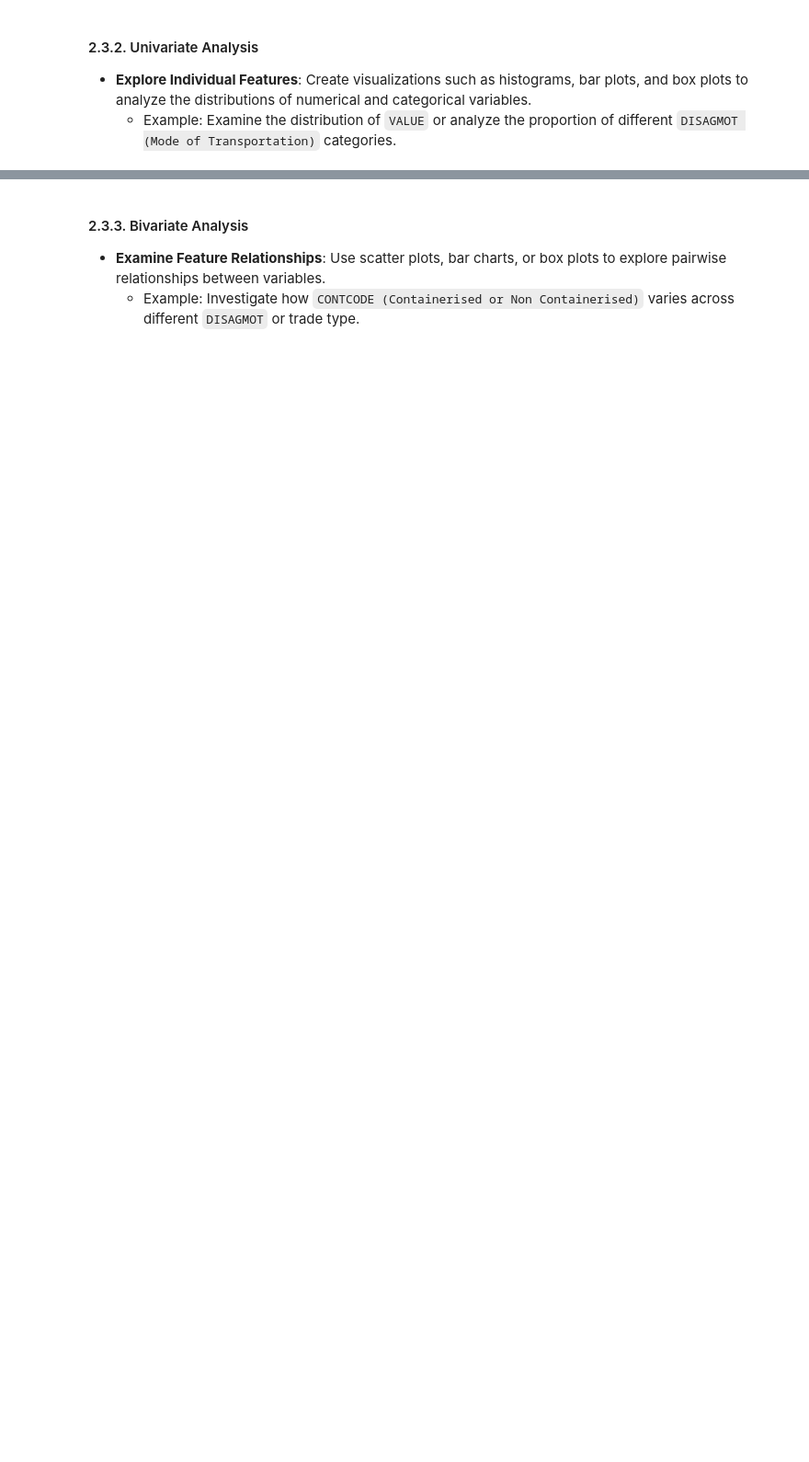
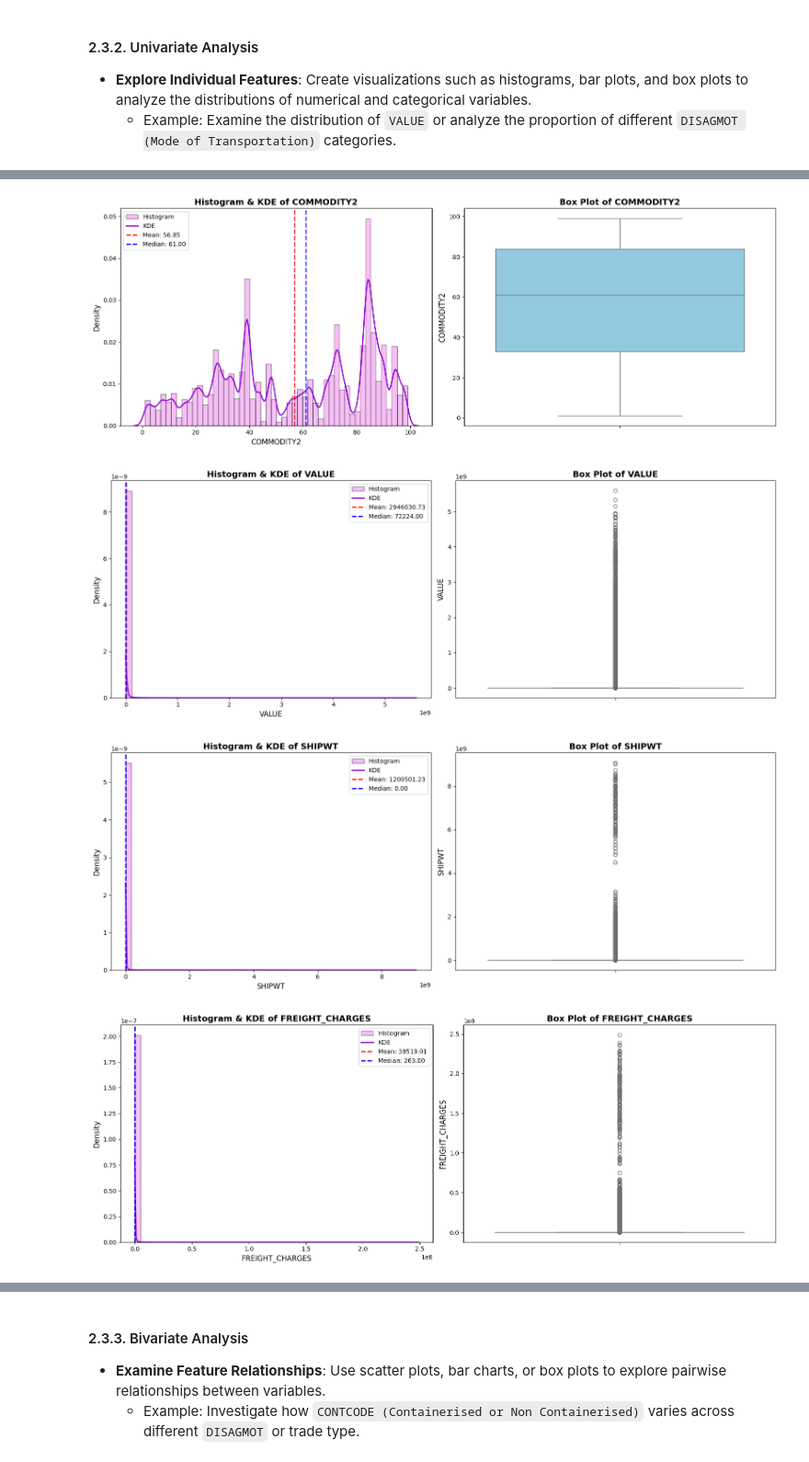
Before and after one commit to Nfayem/trans_border_freight_data_analysis, a Jupyter notebook: notebooks/trans_border_freight_data_analysis.ipynb, the cells around one changed output, grey strips where cells are left out. Shown at 92% size. Cells and saved outputs as stored; diff of their text form; code cells hidden in the pictures; blank space fills up the shorter version.

```diff
--- a/notebooks/trans_border_freight_data_analysis.ipynb
+++ b/notebooks/trans_border_freight_data_analysis.ipynb
@@ -550,0 +858,13 @@ final_df.describe(include='object').T
+# %%
+# Numerical columns
+num_features = final_eda_df.select_dtypes('number').columns.tolist()
+num_features = [feature for feature in num_features if feature not in ['YEAR', 'MONTH']]
+
+# Categorical columns
+cat_features = final_eda_df.select_dtypes('object').columns.tolist()
+cat_features = [feature for feature in cat_features if feature != 'DEPE']
+cat_features.append('YEAR')
+
+# Display results
+print(f"The numerical features in the dataset are: {num_features}\n")
+print(f"The categorical features in the dataset are: {cat_features}")
@@ -550,0 +937,65 @@ final_df.describe(include='object').T
+# %%
+# Function to plot numerical trade information
+def analyse_numeric_features(data, features):
+
+    # Initialize dictionary to store results
+    summary_stats = {}
+
+    for feature in features:
+        # Drop missing values
+        feature_data = data[feature].dropna()
+
+        # Compute summary statistics
+        mean_val = feature_data.mean()
+        median_val = feature_data.median()
+
+        summary_stats[feature] = {
+            "count": feature_data.count(),
+            "mean": mean_val,
+            "median": median_val,
+            "std": feature_data.std(),
+            "skewness": feature_data.skew(),
+            "kurtosis": feature_data.kurtosis()
+        }
+
+        # Create figure with subplots
+        fig, axes = plt.subplots(1, 2, figsize=(16, 6))
+
+        # Histogram with KDE
+        axes[0].hist(feature_data, bins=50, alpha=0.5, color="violet", edgecolor="black", density=True, label="Histogram")
+        sns.kdeplot(feature_data, color="darkviolet", linewidth=2, label="KDE", ax=axes[0])
+
+        # Add Mean & Median Lines
+        axes[0].axvline(mean_val, color="red", linestyle="dashed", linewidth=2, label=f"Mean: {mean_val:.2f}")
+        axes[0].axvline(median_val, color="blue", linestyle="dashed", linewidth=2, label=f"Median: {median_val:.2f}")
+
+        # Titles & Labels
+        axes[0].legend()
+        axes[0].set_title(f"Histogram & KDE of {feature}", fontsize=14, fontweight="bold")
+        axes[0].set_xlabel(feature, fontsize=12)
+        axes[0].set_ylabel("Density", fontsize=12)
+
+        # Box Plot
+        sns.boxplot(y=feature_data, color="skyblue", ax=axes[1])
+
+        # Title & Labels
+        axes[1].set_ylabel(feature, fontsize=12)
+        axes[1].set_title(f"Box Plot of {feature}", fontsize=14, fontweight="bold")
+
+        # Adjust layout and show plot
+        plt.tight_layout()
+        plt.show()
+
+    # Convert dictionary to DataFrame for summary statistics
+    summary_df = pd.DataFrame(summary_stats).T
+
+    return summary_df
+
+# Analyse numeric features
+uni_num_stats = analyse_numeric_features(final_eda_df, num_features)
+uni_num_stats
+# %% [output]
+[figure, added]
+[figure, added]
+[figure, added]
+[figure, added]
```
Also changed, not shown: parts of 95 cells of this notebook, 14 other files.
